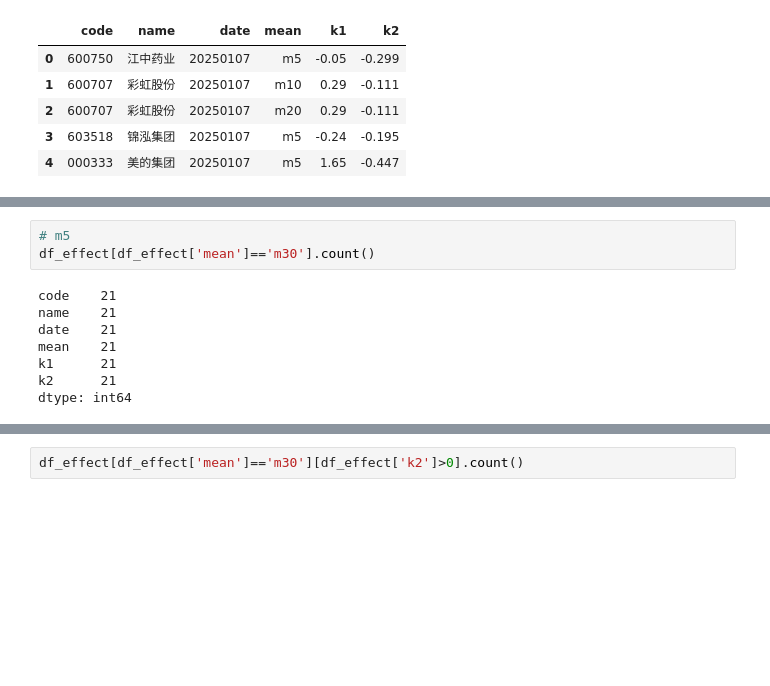
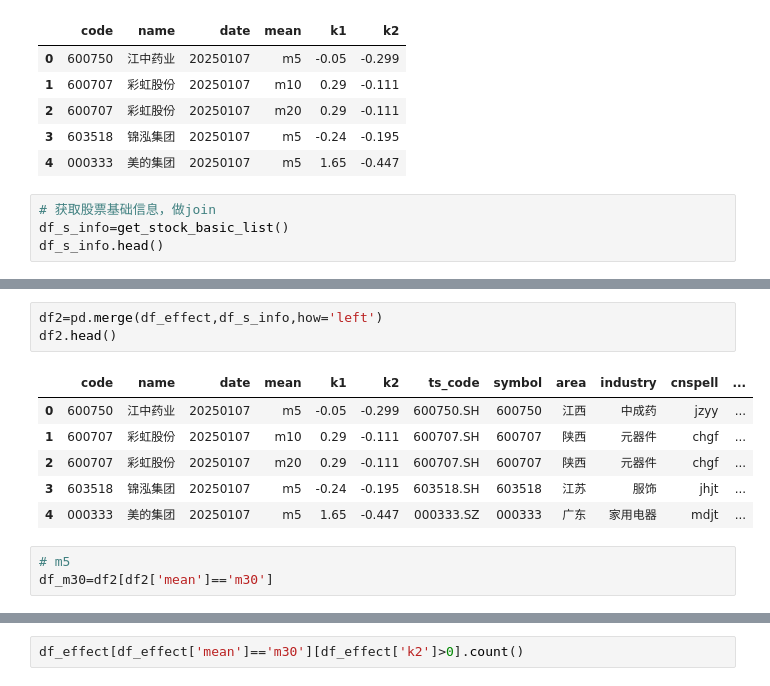
Before and after one commit to CodingOneWorld/stockAnalysis, a Jupyter notebook: main/上升通道回调涨跌分析.ipynb, the cells around one changed output, grey strips where cells are left out. Cells and saved outputs as stored; diff of their text form; blank space fills up the shorter version.

```diff
--- a/main/demo_main.ipynb
+++ b/main/上升通道回调涨跌分析.ipynb
@@ -54,3 +63,7 @@ df_effect.head()
 | 2 | 600707 | 彩虹股份 | 20250107 | m20 | 0.29 | -0.111 |
 | 3 | 603518 | 锦泓集团 | 20250107 | m5 | -0.24 | -0.195 |
 | 4 | 000333 | 美的集团 | 20250107 | m5 | 1.65 | -0.447 |
+# %%
+# 获取股票基础信息，做join
+df_s_info=get_stock_basic_list()
+df_s_info.head()
@@ -57,11 +77,13 @@ df_effect.head()
+# %%
+df2=pd.merge(df_effect,df_s_info,how='left')
+df2.head()
+# %% [output]
+|  | code | name | date | mean | k1 | k2 | ts_code | symbol | area | industry | cnspell | ... |
+| 0 | 600750 | 江中药业 | 20250107 | m5 | -0.05 | -0.299 | 600750.SH | 600750 | 江西 | 中成药 | jzyy | ... |
+| 1 | 600707 | 彩虹股份 | 20250107 | m10 | 0.29 | -0.111 | 600707.SH | 600707 | 陕西 | 元器件 | chgf | ... |
+| 2 | 600707 | 彩虹股份 | 20250107 | m20 | 0.29 | -0.111 | 600707.SH | 600707 | 陕西 | 元器件 | chgf | ... |
+| 3 | 603518 | 锦泓集团 | 20250107 | m5 | -0.24 | -0.195 | 603518.SH | 603518 | 江苏 | 服饰 | jhjt | ... |
+| 4 | 000333 | 美的集团 | 20250107 | m5 | 1.65 | -0.447 | 000333.SZ | 000333 | 广东 | 家用电器 | mdjt | ... |
 # %%
 # m5
-df_effect[df_effect['mean']=='m30'].count()
+df_m30=df2[df2['mean']=='m30']
-# %% [output]
-code    21
-name    21
-date    21
-mean    21
-k1      21
-k2      21
-dtype: int64
```
Also changed, not shown: parts of 8 cells of this notebook, 6 other files.
